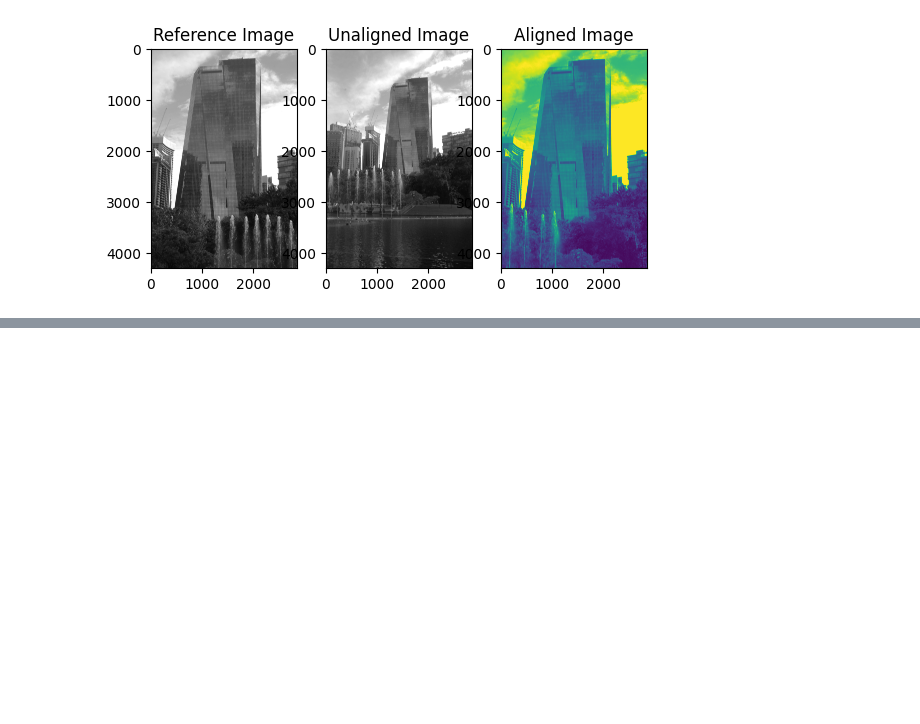
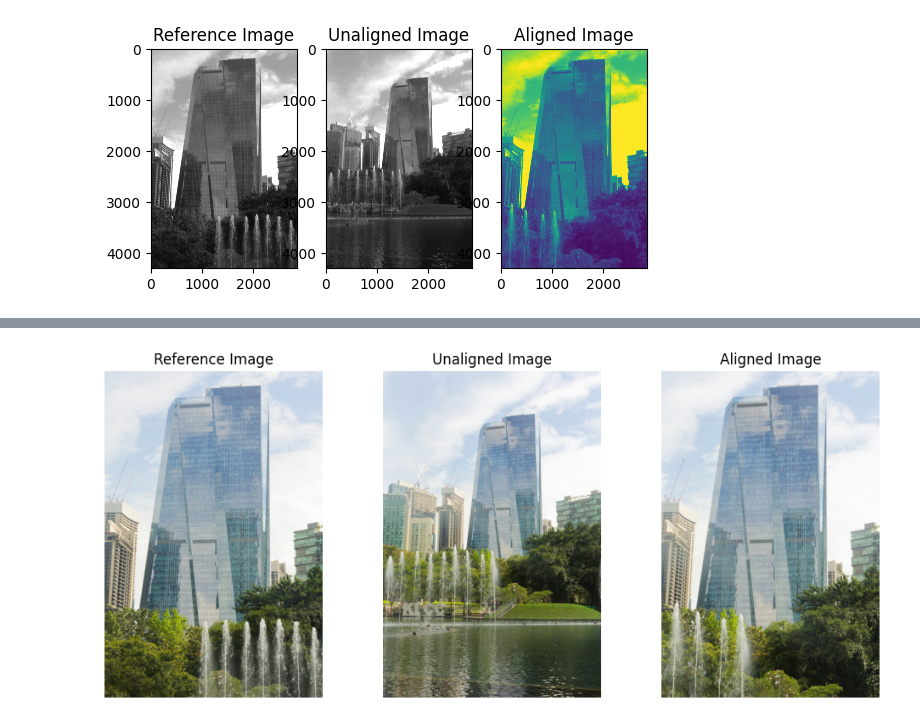
Before and after one commit to ewaMiazga/comp-photo-2025, a Jupyter notebook: RANSAC-Align.ipynb, the cells around one changed output, grey strips where cells are left out. Saved outputs shown, nothing was run; the diff lists cells and outputs as text; code cells hidden in the pictures; blank space fills up the shorter version.

Commit message:
JPG photos RANSAC alignment works

```diff
--- a/RANSAC-Align.ipynb
+++ b/RANSAC-Align.ipynb
@@ -73,0 +80,79 @@ plt.show()
+# %%
+import cv2
+import numpy as np
+import matplotlib.pyplot as plt
+
+def read_image(filename):
+    """Reads a JPG/PNG image in color (BGR format)."""
+    image = cv2.imread(filename)
+    if image is None:
+        raise ValueError(f"Failed to read image: {filename}")
+    return image
+
+def align_images(img1, img2):
+    """Aligns img2 to img1 using ORB feature matching and RANSAC."""
+    orb = cv2.ORB_create(5000)
+
+    # Convert images to grayscale for feature detection
+    img1_gray = cv2.cvtColor(img1, cv2.COLOR_BGR2GRAY)
+    img2_gray = cv2.cvtColor(img2, cv2.COLOR_BGR2GRAY)
+
+    # Detect keypoints and descriptors
+    kp1, des1 = orb.detectAndCompute(img1_gray, None)
+    kp2, des2 = orb.detectAndCompute(img2_gray, None)
+
+    # Match features using BFMatcher
+    bf = cv2.BFMatcher(cv2.NORM_HAMMING, crossCheck=True)
+    matches = bf.match(des1, des2)
+    matches = sorted(matches, key=lambda x: x.distance)  # Sort by distance
+
+    # Use RANSAC to find homography
+    if len(matches) > 10:
+        src_pts = np.float32([kp2[m.trainIdx].pt for m in matches]).reshape(-1, 1, 2)
+        dst_pts = np.float32([kp1[m.queryIdx].pt for m in matches]).reshape(-1, 1, 2)
+
+        H, mask = cv2.findHomography(src_pts, dst_pts, cv2.RANSAC, 5.0)
+
+        # Warp img2 to align with img1 (preserving colors)
+        aligned_img = cv2.warpPerspective(img2, H, (img1.shape[1], img1.shape[0]))
+
+        return aligned_img, H
+    else:
+        raise ValueError("Not enough matches found.")
+
+# Example usage
+DIR = "first-dataset-JPG/"
+image1_path = f"{DIR}IMG_7781_DxO.JPG"
+image2_path = f"{DIR}IMG_7782_DxO.JPG"
+
+img1 = read_image(image1_path)
+img2 = read_image(image2_path)
+
+aligned_img, homography = align_images(img1, img2)
+
+# Convert BGR to RGB for correct color display in Matplotlib
+img1_rgb = cv2.cvtColor(img1, cv2.COLOR_BGR2RGB)
+img2_rgb = cv2.cvtColor(img2, cv2.COLOR_BGR2RGB)
+aligned_img_rgb = cv2.cvtColor(aligned_img, cv2.COLOR_BGR2RGB)
+
+# Show results
+plt.figure(figsize=(12, 5))
+
+plt.subplot(1, 3, 1)
+plt.imshow(img1_rgb)
+plt.title("Reference Image")
+plt.axis('off')
+
+plt.subplot(1, 3, 2)
+plt.imshow(img2_rgb)
+plt.title("Unaligned Image")
+plt.axis('off')
+
+plt.subplot(1, 3, 3)
+plt.imshow(aligned_img_rgb)
+plt.title("Aligned Image")
+plt.axis('off')
+
+plt.show()
+# %% [output]
+[figure, added]
```
Also changed, not shown: parts of 5 cells of this notebook.
